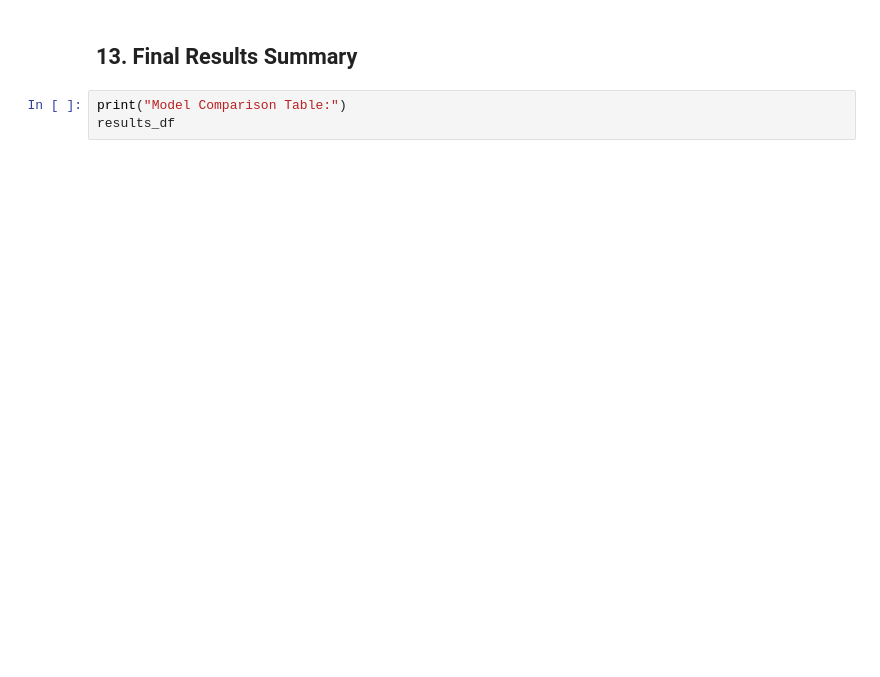
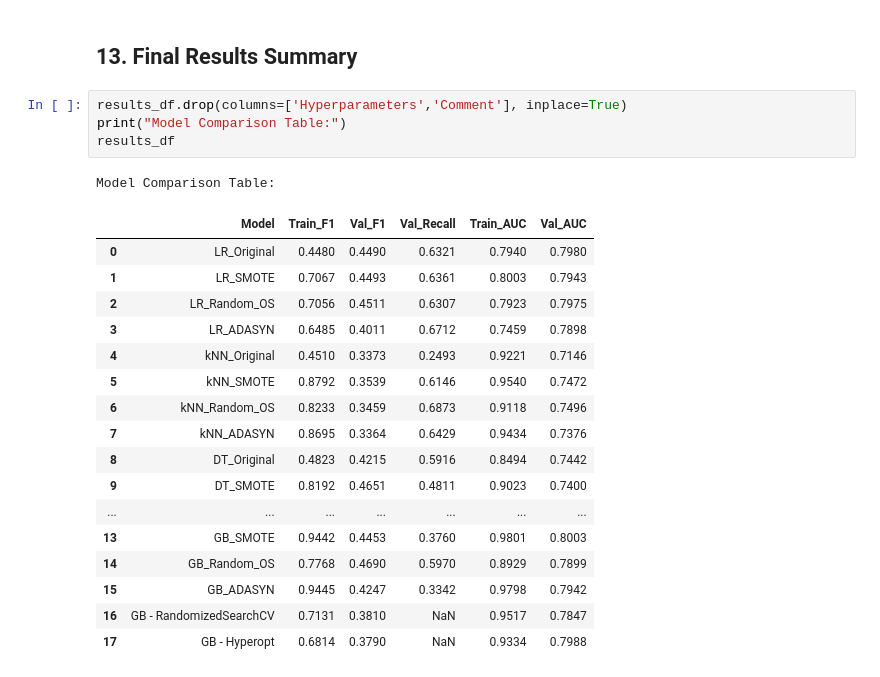
Before and after one commit to LiubovRev/Bank_Marketing_Subscription_Prediction, a Jupyter notebook: bank_marketing_analysis.ipynb, the cells around one changed output. Cells and saved outputs as stored; diff of their text form; blank space fills up the shorter version.

```diff
--- a/bank_marketing_analysis.ipynb
+++ b/bank_marketing_analysis.ipynb
@@ -1022,8 +1125,28 @@ print(f"  - Cost reduction: ${baseline_cost - current_cost:,.2f} ({(baseline_cos
 # %% [markdown]
 ## 13. Final Results Summary
-# %%
-print("Model Comparison Table:")
-results_df
+# %%
+results_df.drop(columns=['Hyperparameters','Comment'], inplace=True)
+print("Model Comparison Table:")
+results_df
+# %% [output]
+Model Comparison Table:
+|  | Model | Train_F1 | Val_F1 | Val_Recall | Train_AUC | Val_AUC |
+| 0 | LR_Original | 0.4480 | 0.4490 | 0.6321 | 0.7940 | 0.7980 |
+| 1 | LR_SMOTE | 0.7067 | 0.4493 | 0.6361 | 0.8003 | 0.7943 |
+| 2 | LR_Random_OS | 0.7056 | 0.4511 | 0.6307 | 0.7923 | 0.7975 |
+| 3 | LR_ADASYN | 0.6485 | 0.4011 | 0.6712 | 0.7459 | 0.7898 |
+| 4 | kNN_Original | 0.4510 | 0.3373 | 0.2493 | 0.9221 | 0.7146 |
+| 5 | kNN_SMOTE | 0.8792 | 0.3539 | 0.6146 | 0.9540 | 0.7472 |
+| 6 | kNN_Random_OS | 0.8233 | 0.3459 | 0.6873 | 0.9118 | 0.7496 |
+| 7 | kNN_ADASYN | 0.8695 | 0.3364 | 0.6429 | 0.9434 | 0.7376 |
+| 8 | DT_Original | 0.4823 | 0.4215 | 0.5916 | 0.8494 | 0.7442 |
+| 9 | DT_SMOTE | 0.8192 | 0.4651 | 0.4811 | 0.9023 | 0.7400 |
+| ... | ... | ... | ... | ... | ... | ... |
+| 13 | GB_SMOTE | 0.9442 | 0.4453 | 0.3760 | 0.9801 | 0.8003 |
+| 14 | GB_Random_OS | 0.7768 | 0.4690 | 0.5970 | 0.8929 | 0.7899 |
+| 15 | GB_ADASYN | 0.9445 | 0.4247 | 0.3342 | 0.9798 | 0.7942 |
+| 16 | GB - RandomizedSearchCV | 0.7131 | 0.3810 | NaN | 0.9517 | 0.7847 |
+| 17 | GB - Hyperopt | 0.6814 | 0.3790 | NaN | 0.9334 | 0.7988 |
 # %%
 print(f" BEST PERFORMING MODEL: {best_model_name}")
 
```
Also changed, not shown: parts of 70 cells of this notebook.
